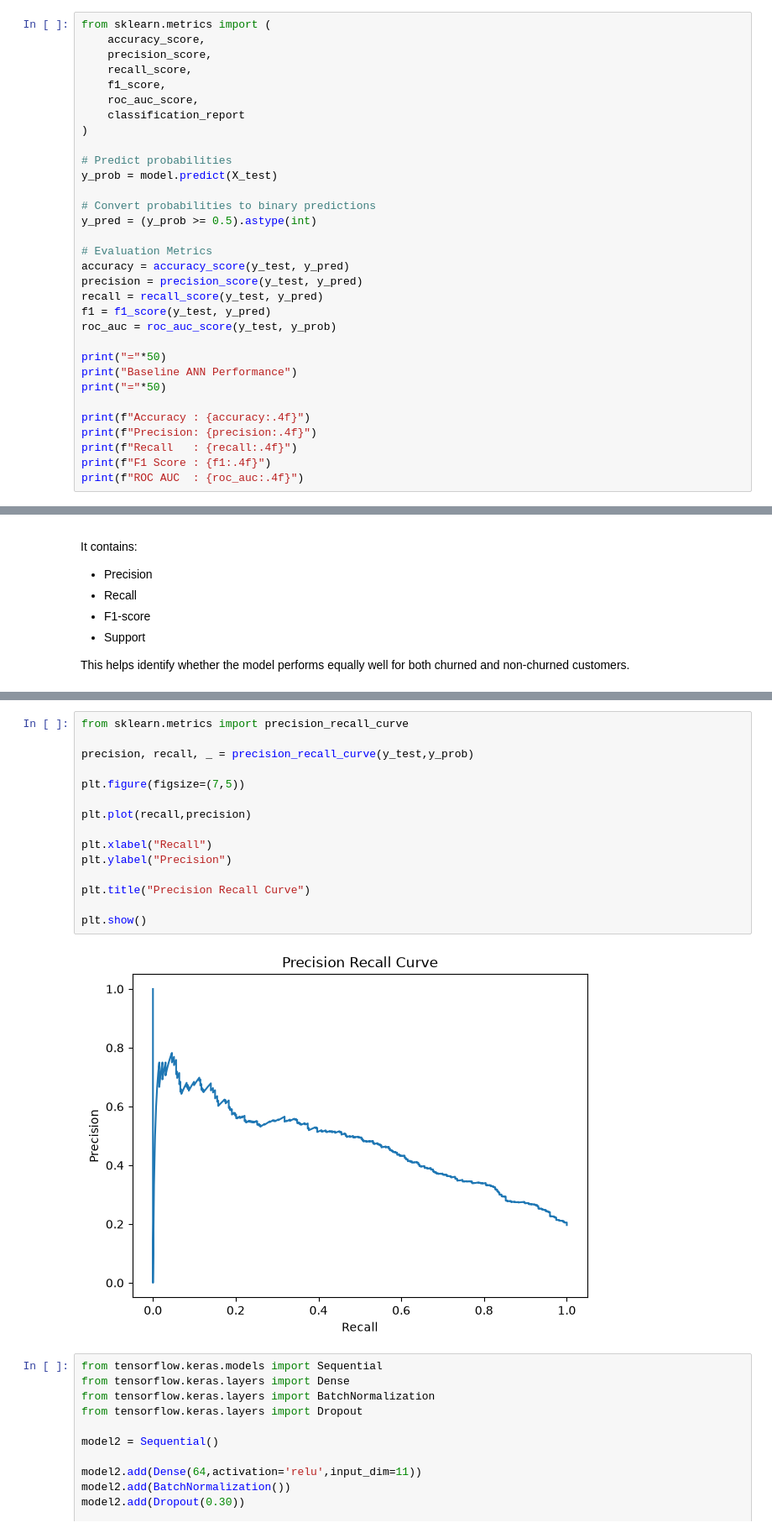
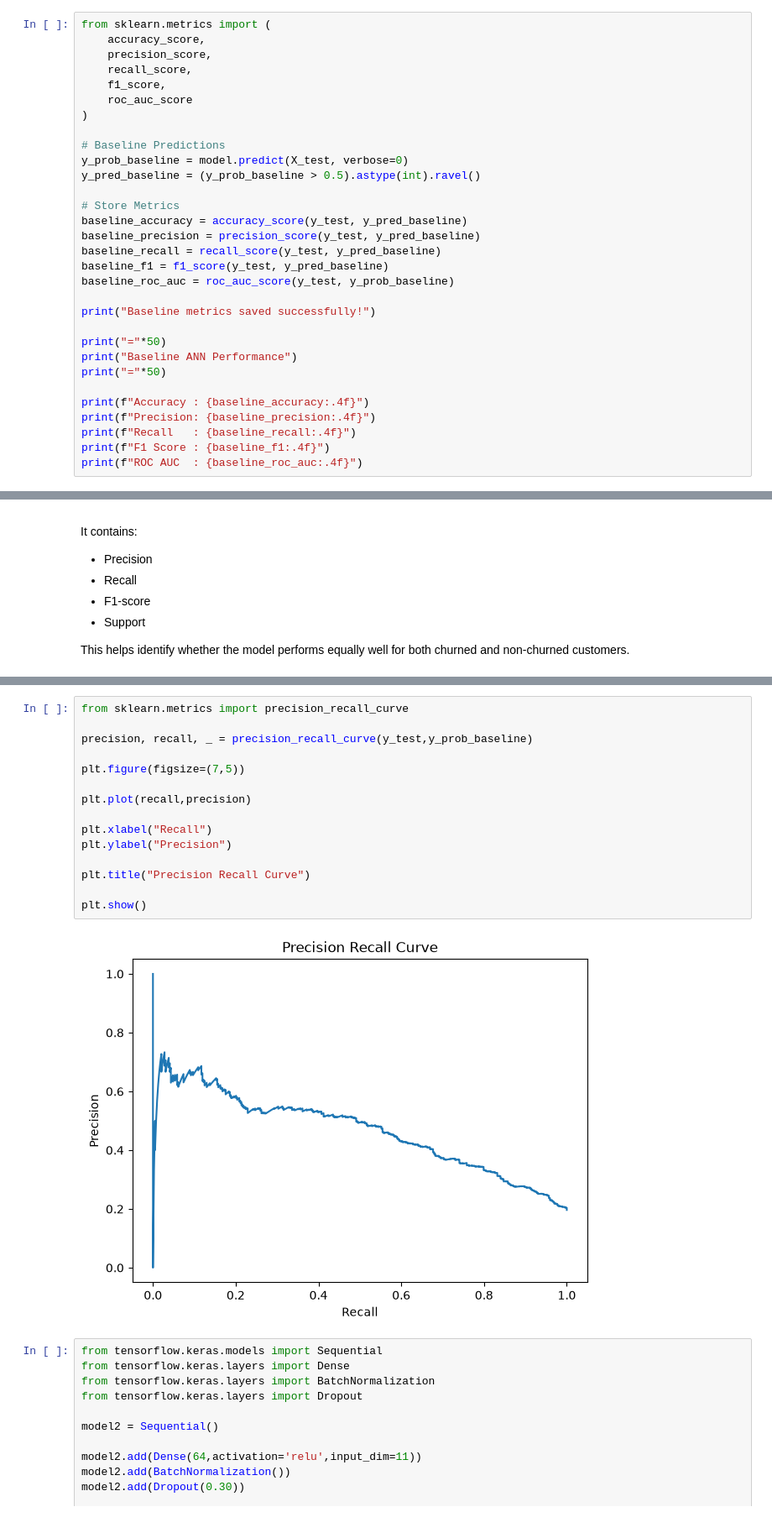
Before and after one commit to Milind1234/ANN_Classification, a Jupyter notebook: classification.ipynb, the cells around one changed output, grey strips where cells are left out. Shown at 84% size. Saved outputs shown, nothing was run; the diff lists cells and outputs as text.

```diff
--- a/classification.ipynb
+++ b/classification.ipynb
@@ -394,30 +394,29 @@ from sklearn.metrics import (
     precision_score,
     recall_score,
     f1_score,
-    roc_auc_score,
-    classification_report
+    roc_auc_score
 )
 
-# Predict probabilities
-y_prob = model.predict(X_test)
+# Baseline Predictions
+y_prob_baseline = model.predict(X_test, verbose=0)
+y_pred_baseline = (y_prob_baseline > 0.5).astype(int).ravel()
 
-# Convert probabilities to binary predictions
-y_pred = (y_prob >= 0.5).astype(int)
+# Store Metrics
+baseline_accuracy = accuracy_score(y_test, y_pred_baseline)
+baseline_precision = precision_score(y_test, y_pred_baseline)
+baseline_recall = recall_score(y_test, y_pred_baseline)
+baseline_f1 = f1_score(y_test, y_pred_baseline)
+baseline_roc_auc = roc_auc_score(y_test, y_prob_baseline)
 
-# Evaluation Metrics
-accuracy = accuracy_score(y_test, y_pred)
-precision = precision_score(y_test, y_pred)
-recall = recall_score(y_test, y_pred)
-f1 = f1_score(y_test, y_pred)
-roc_auc = roc_auc_score(y_test, y_prob)
+print("Baseline metrics saved successfully!")
 
 print("="*50)
 print("Baseline ANN Performance")
 print("="*50)
 
-print(f"Accuracy : {accuracy:.4f}")
-print(f"Precision: {precision:.4f}")
-print(f"Recall   : {recall:.4f}")
-print(f"F1 Score : {f1:.4f}")
-print(f"ROC AUC  : {roc_auc:.4f}")
+print(f"Accuracy : {baseline_accuracy:.4f}")
+print(f"Precision: {baseline_precision:.4f}")
+print(f"Recall   : {baseline_recall:.4f}")
+print(f"F1 Score : {baseline_f1:.4f}")
+print(f"ROC AUC  : {baseline_roc_auc:.4f}")
 # %% [output]
@@ -500,20 +500,20 @@ plt.show()
 # %%
 from sklearn.metrics import precision_recall_curve
 
-precision, recall, _ = precision_recall_curve(y_test,y_prob)
+precision, recall, _ = precision_recall_curve(y_test,y_prob_baseline)
 
 plt.figure(figsize=(7,5))
 
 plt.plot(recall,precision)
 
 plt.xlabel("Recall")
 plt.ylabel("Precision")
 
 plt.title("Precision Recall Curve")
 
 plt.show()
 # %% [output]
-[figure, old version]
+[figure, new version]
 # %%
 from tensorflow.keras.models import Sequential
 from tensorflow.keras.layers import Dense
```
Also changed, not shown: parts of 66 cells of this notebook.
